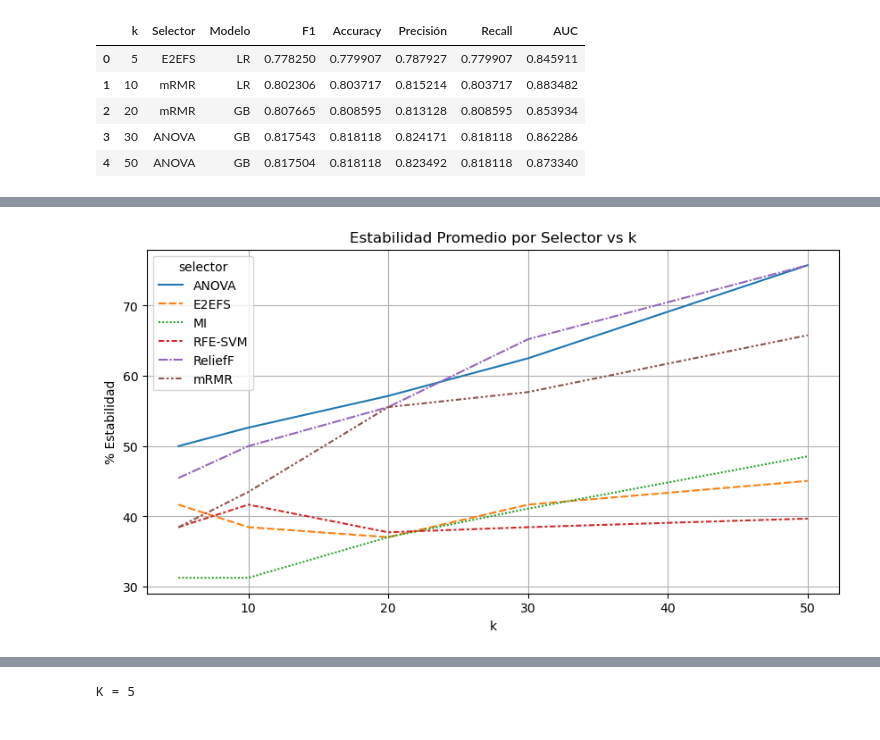
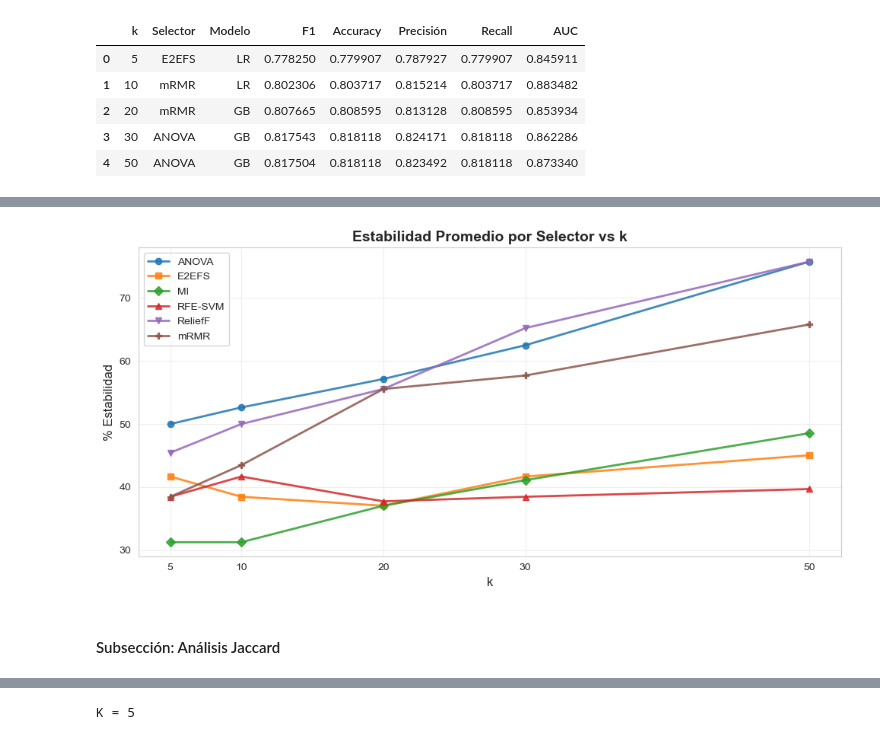
Before and after one commit to angelvilarino/TFG, a Jupyter notebook: analysis.ipynb, the cells around one changed output, grey strips where cells are left out. Drawn from its saved outputs; the diff is of its cells as text; code cells hidden in the pictures.

```diff
--- a/analysis.ipynb
+++ b/analysis.ipynb
@@ -996,11 +962,31 @@ display(pivot_stab.style.background_gradient(cmap="Greens"))
 # %%
-plt.figure(figsize=(10,5))
-sns.lineplot(data=pivot_stab.T)
-plt.title("Estabilidad Promedio por Selector vs k")
-plt.xlabel("k")
-plt.ylabel("% Estabilidad")
-plt.grid(True)
+plt.figure(figsize=(10, 5))
+
+selectores_reales = sorted(pivot_stab.index)
+markers = ['o', 's', 'D', '^', 'v', 'P', '*', 'X', 'h', '8']
+palette = sns.color_palette("tab10", n_colors=len(selectores_reales))
+
+for j, selector in enumerate(selectores_reales):
+    plt.plot(
+        pivot_stab.columns.astype(int),
+        pivot_stab.loc[selector],
+        marker=markers[j % len(markers)],
+        color=palette[j % len(palette)],
+        label=selector,
+        lw=2,
+        alpha=0.85
+    )
+
+plt.title("Estabilidad Promedio por Selector vs k", fontsize=14, fontweight='bold')
+plt.xlabel("k", fontsize=12)
+plt.ylabel("% Estabilidad", fontsize=12)
+plt.xticks(pivot_stab.columns.astype(int))
+plt.grid(True, alpha=0.3)
+plt.legend(loc='best', fontsize=10)
 guardar_grafica("estabilidad_selector_vs_k.png")
+plt.tight_layout()
 plt.show()
 # %% [output]
-[figure, old version]
+[figure, new version]
+# %% [markdown]
+#### Subsección: Análisis Jaccard
```
Also changed, not shown: parts of 33 cells of this notebook, 2 other files.
